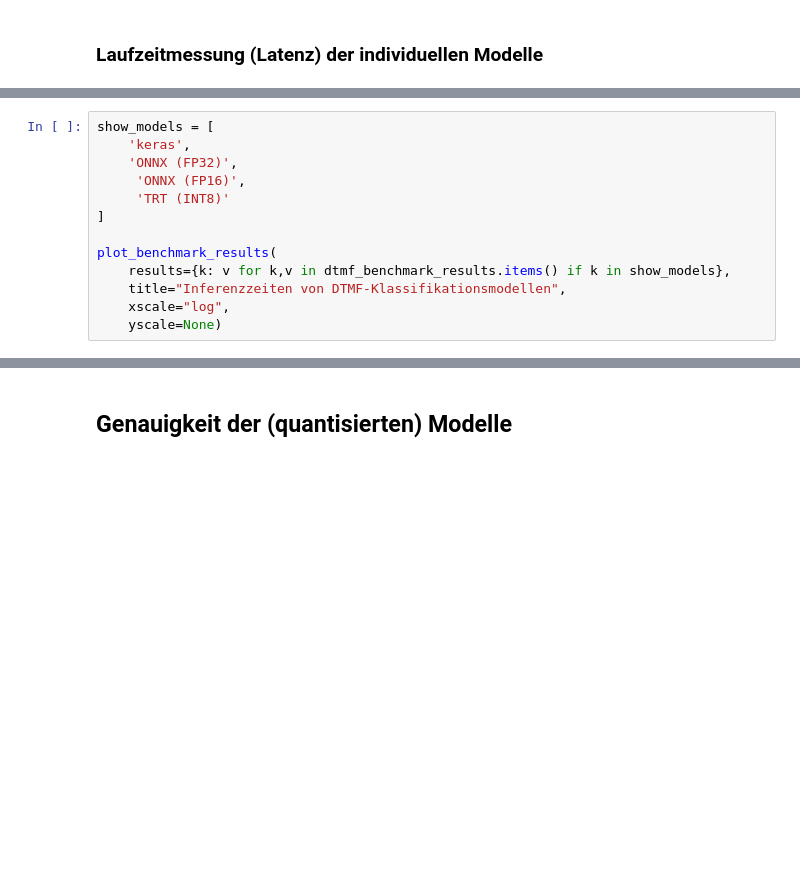
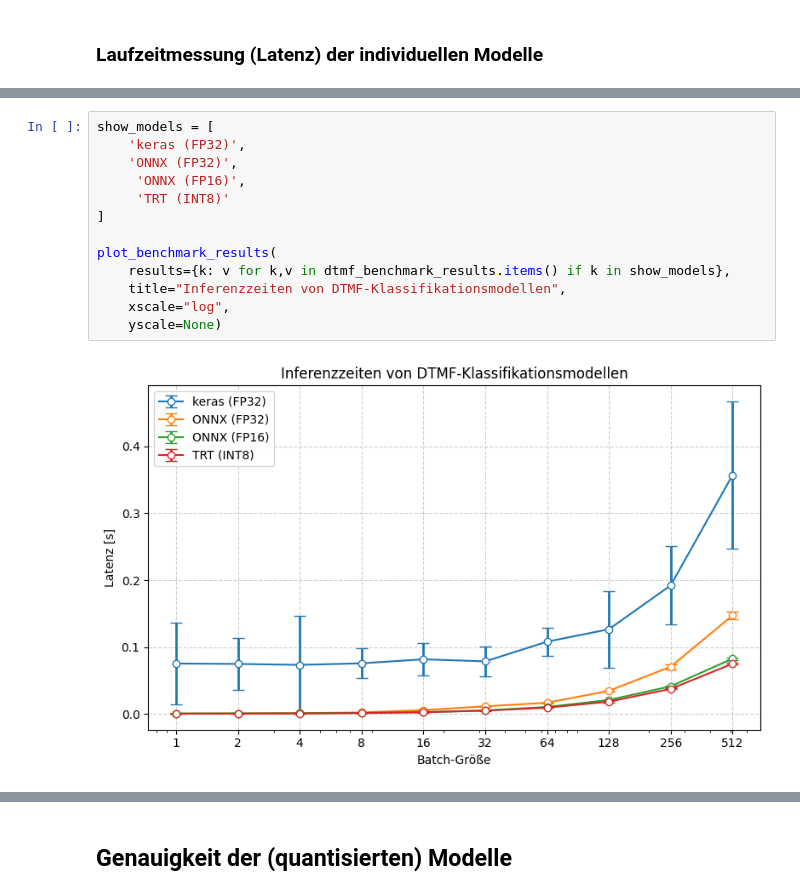
Before and after one commit to MarkusThill/techdays25, a Jupyter notebook: notebooks/lab2-model-quantization.ipynb, the cells around one changed output, grey strips where cells are left out. Cells and saved outputs as stored; diff of their text form; blank space fills up the shorter version.

```diff
--- a/notebooks/lab2-model-quantization.ipynb
+++ b/notebooks/lab2-model-quantization.ipynb
@@ -2126,16 +2138,18 @@ keras (FP32)
 # %%
 show_models = [
-    'keras',
+    'keras (FP32)',
     'ONNX (FP32)',
      'ONNX (FP16)',
      'TRT (INT8)'
 ]
 
 plot_benchmark_results(
     results={k: v for k,v in dtmf_benchmark_results.items() if k in show_models},
     title="Inferenzzeiten von DTMF-Klassifikationsmodellen",
     xscale="log",
     yscale=None)
+# %% [output]
+[figure, added]
 # %%
 dtmf_benchmark_results['ONNX (FP16)'][512].mean() / dtmf_benchmark_results['TRT (INT8)'][512].mean()
 # dtmf_classifier_slightly_bigger_transposed_conv: 1.39
```
Also changed, not shown: parts of 4 cells of this notebook.
